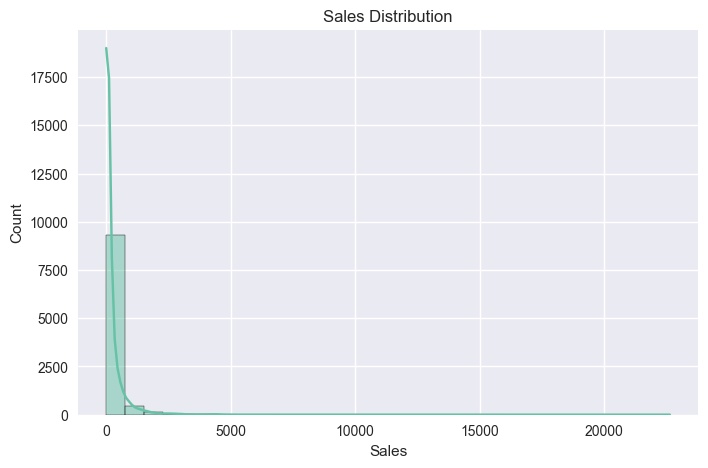
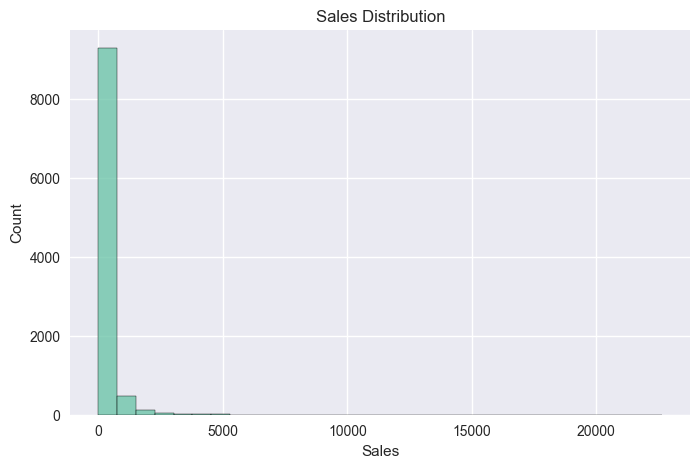
The change to this notebook cell's code, shown as a diff; its figure went from the first image to the second:
--- before
+++ after
@@ -2,5 +2,5 @@
 #Sales Distribution
 plt.figure(figsize=(8,5))
-sns.histplot(df['Sales'], bins=30, kde=True)
+sns.histplot(df['Sales'], bins=30)
 plt.title("Sales Distribution")
 plt.show()

Commit: Add files via upload